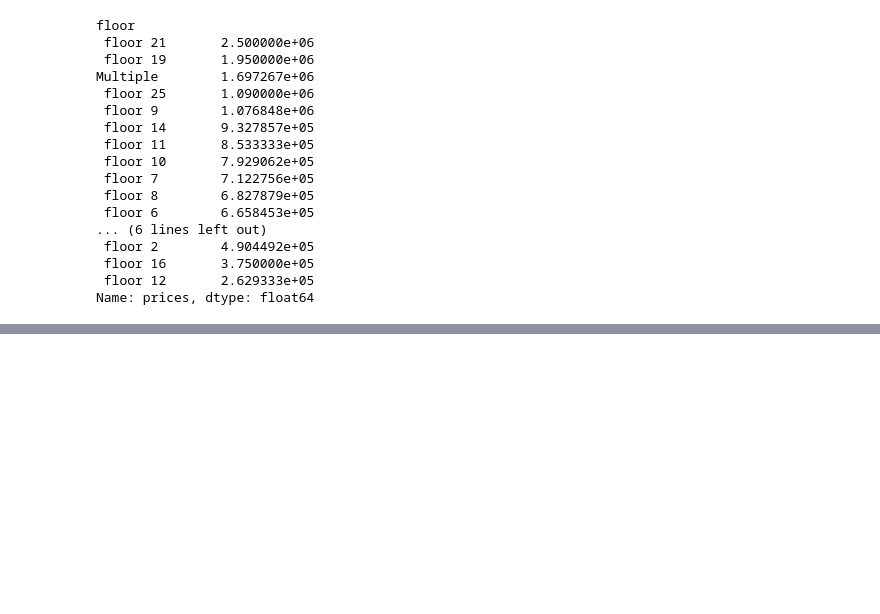
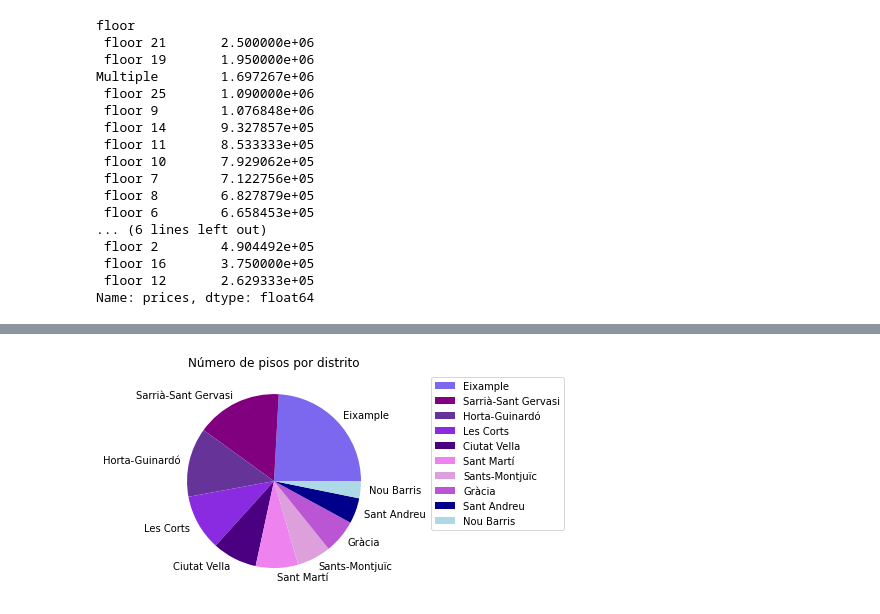
Before and after one commit to pauclaret/idealista_prices, a Jupyter notebook: test.ipynb, the cells around one changed output, grey strips where cells are left out. Cells and saved outputs as stored; diff of their text form; code cells hidden in the pictures; blank space fills up the shorter version.

```diff
--- a/test.ipynb
+++ b/test.ipynb
@@ -305,0 +313,12 @@ plt.show()
+# %%
+colores = ['mediumslateblue', 'purple', 'rebeccapurple', 'blueviolet','indigo', 'violet', 'plum', 'mediumorchid', 'darkblue', 'lightblue']
+
+plt.pie(df["district"].value_counts(),
+        labels = df["district"].unique(),
+        colors = colores)
+
+plt.title("Número de pisos por distrito")
+plt.legend(bbox_to_anchor=(1.2, 1))
+plt.show()
+# %% [output]
+[figure, added]
```
Also changed, not shown: parts of 10 cells of this notebook.
